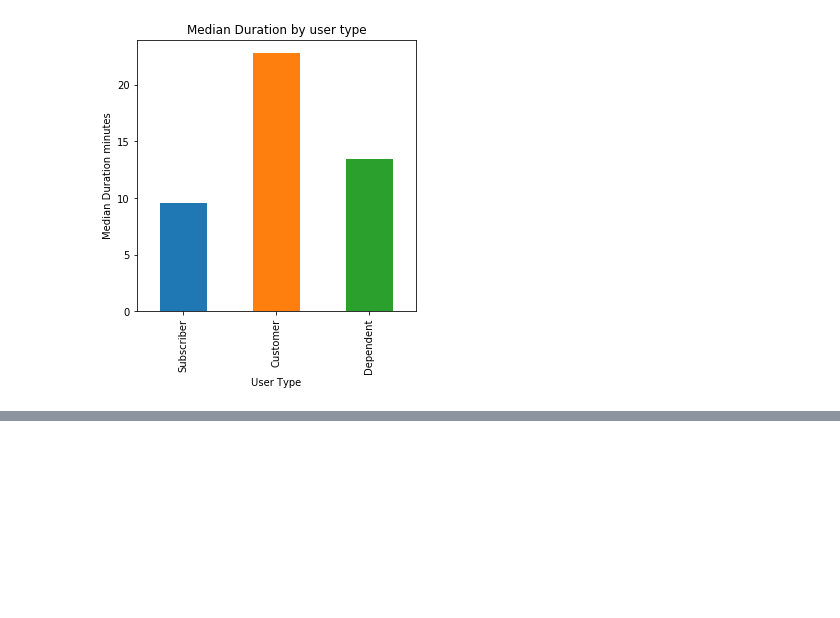
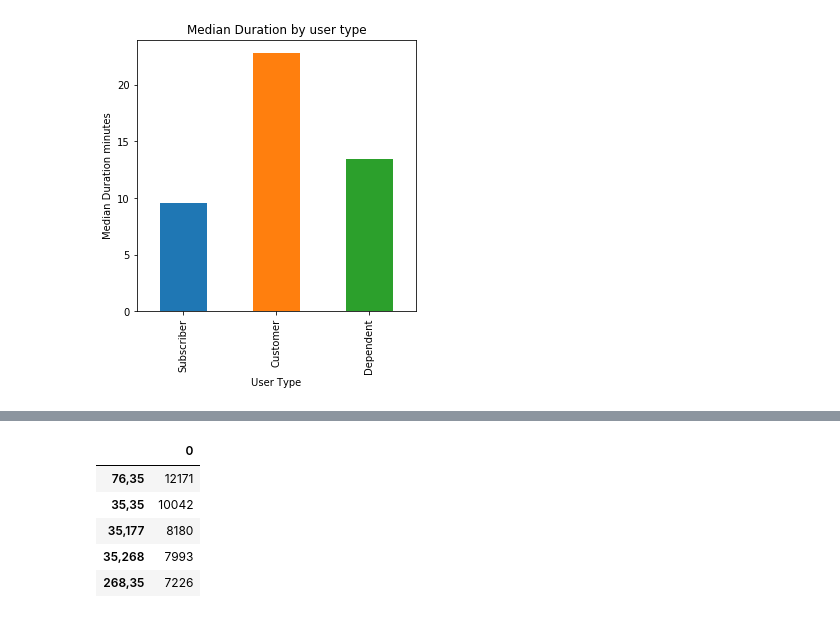
Before and after one commit to yshinomiya1q85/ys, a Jupyter notebook: capstone DS.ipynb, the cells around one changed output, grey strips where cells are left out. Saved outputs shown, nothing was run; the diff lists cells and outputs as text; code cells hidden in the pictures; blank space fills up the shorter version.

```diff
--- a/capstone DS.ipynb
+++ b/capstone DS.ipynb
@@ -159,0 +186,12 @@ df_station.head()
+# %%
+popular5 = df_from_to.value_counts()
+popular5 = pd.DataFrame(popular5.head())
+# %%
+popular5
+# %% [output]
+|  | 0 |
+| 76,35 | 12171 |
+| 35,35 | 10042 |
+| 35,177 | 8180 |
+| 35,268 | 7993 |
+| 268,35 | 7226 |
```
Also changed, not shown: parts of 18 cells of this notebook.
